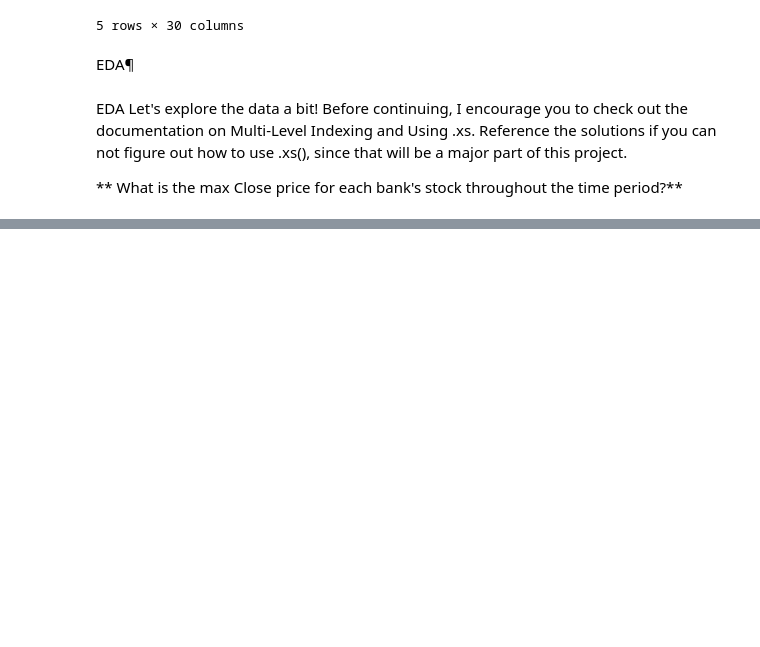
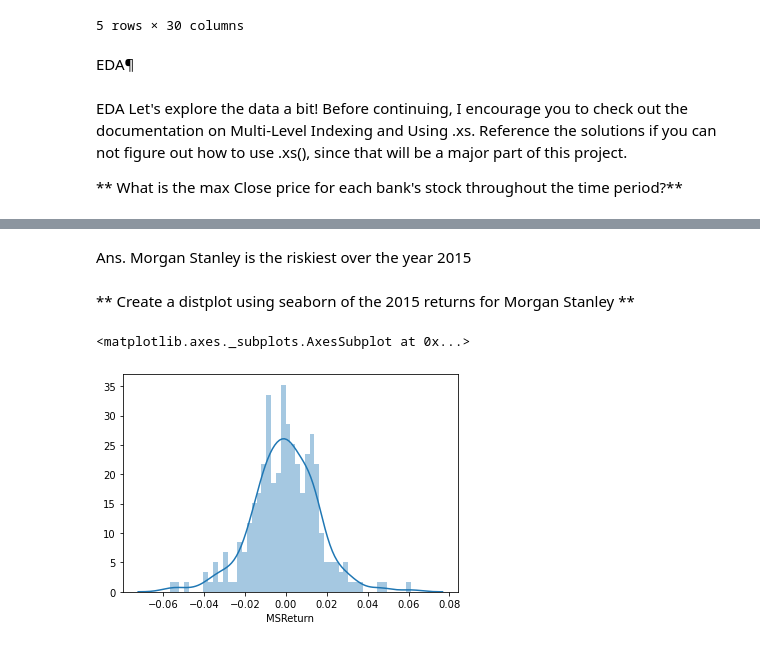
Before and after one commit to ShimnaA/calls_data, a Jupyter notebook: finance_data.ipynb, the cells around one changed output, grey strips where cells are left out. Drawn from its saved outputs; the diff is of its cells as text; code cells hidden in the pictures; blank space fills up the shorter version.

```diff
--- a/finance_data.ipynb
+++ b/finance_data.ipynb
@@ -106,0 +236,10 @@ KeyError: 'Close'
+# %% [markdown]
+Ans. Morgan Stanley is the riskiest over the year 2015
+# %% [markdown]
+** Create a distplot using seaborn of the 2015 returns for Morgan Stanley **
+# %%
+returnsMS2015 = returns['2015']['MSReturn']
+sns.distplot(returnsMS2015,bins=50)
+# %% [output]
+<matplotlib.axes._subplots.AxesSubplot at 0x...>
+[figure, added]
```
Also changed, not shown: parts of 41 cells of this notebook.
